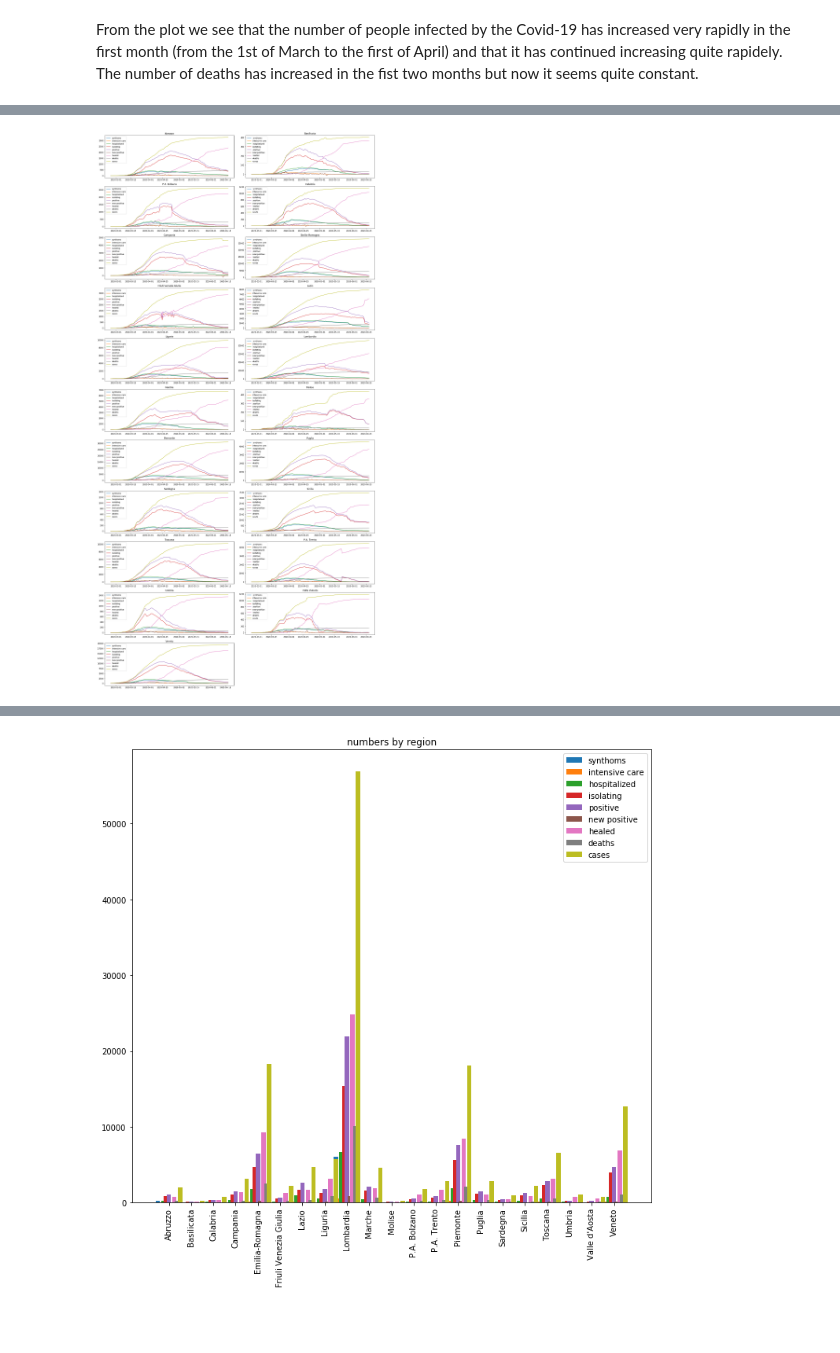
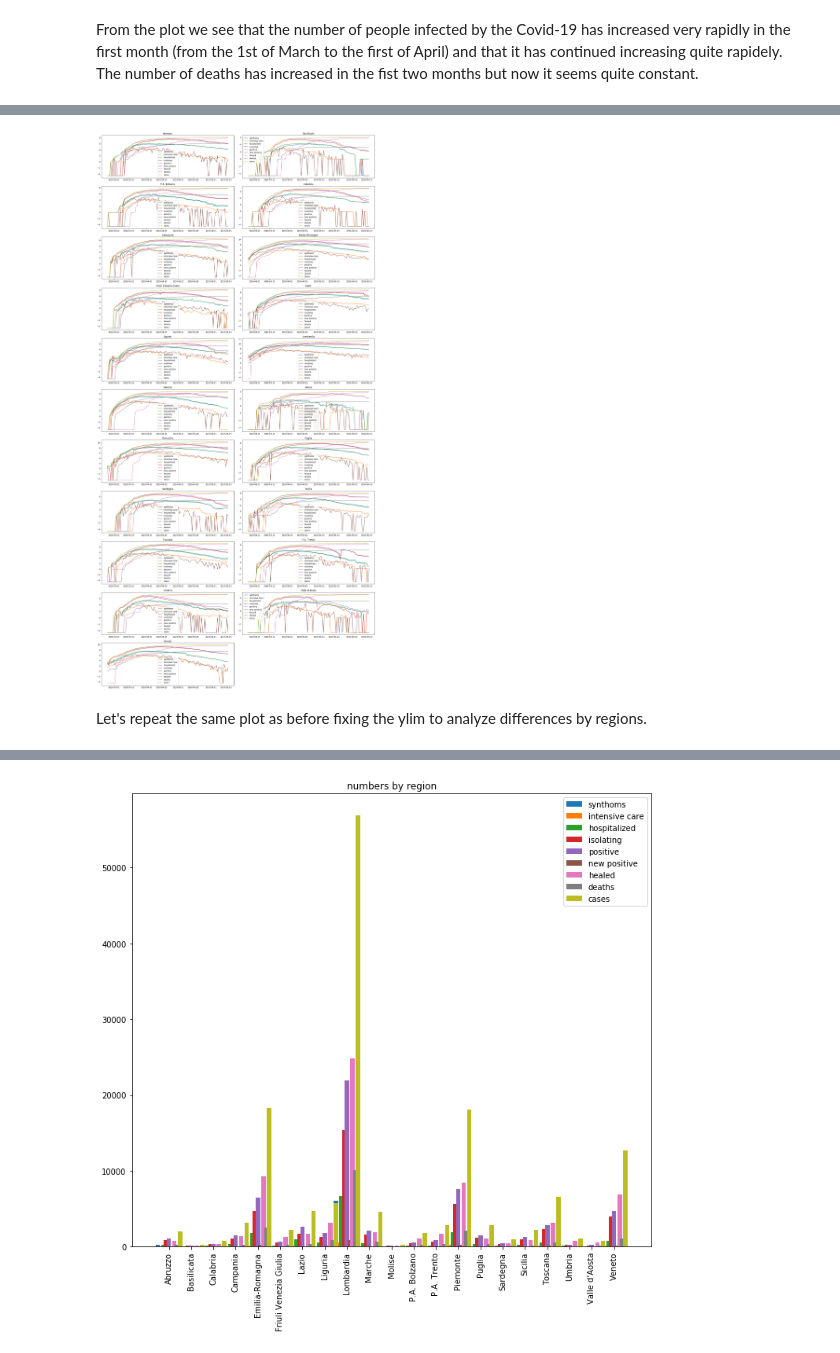
Before and after one commit to fedepiro96/APAD-project, a Jupyter notebook: benci-pirona.ipynb, the cells around one changed output, grey strips where cells are left out. Drawn from its saved outputs; the diff is of its cells as text; code cells hidden in the pictures; blank space fills up the shorter version.

```diff
--- a/benci-pirona.ipynb
+++ b/benci-pirona.ipynb
@@ -16,6 +30,8 @@ import pandas as pd
 import numpy as np
 import matplotlib.pyplot as plt
 from datetime import date, datetime
+import seaborn as sns
+sns.set()
 # %%
 with open('./dati/dati-json/dpc-covid19-ita-province.json') as f:
     d1 = json.load(f)
@@ -223,2 +292,4 @@ region['data'][0]   # check the date format
 # %%
-region['date'] = [datetime.strptime(x, "%Y-%m-%dT%H:%M:%S") for x in region['data']] # new date as datetime object
+# add new date as datetime object
+region['date'] = [datetime.strptime(x, "%Y-%m-%dT%H:%M:%S").date() for x in region['data']]
+province['date'] = [datetime.strptime(x, "%Y-%m-%dT%H:%M:%S").date() for x in province['data']]
@@ -236,12 +465,10 @@ regions_names = region['denominazione_regione'].unique()
 figsize = (20, 40)
 cols = 2
 rows = len(regions_names) // cols + 1
-# define the data for cartesian plots
-delta = 0.11
 
 def trim_axs(axs, N):
-    """
-    Reduce *axs* to *N* Axes. All further Axes are removed from the figure.
+    """ Reduce *axs* to *N* Axes.
+    All further Axes are removed from the figure.
     """
     axs = axs.flat
     for ax in axs[N:]:
@@ -250,21 +477,23 @@ def trim_axs(axs, N):
 # %%
 fig1, axs = plt.subplots(rows, cols, figsize=figsize, constrained_layout=True)
 axs = trim_axs(axs, len(regions_names))
-for ax, case in zip(axs, regions_names):
-    ax.set_title(str(case))
-    df_r = region[region['denominazione_regione']==case]
-    ax.plot(df_r['date'], df_r['ricoverati_con_sintomi'], label='synthoms')
-    ax.plot(df_r['date'], df_r['terapia_intensiva'], label='intensive care')
-    ax.plot(df_r['date'], df_r['totale_ospedalizzati'], label='hospitalized')
-    ax.plot(df_r['date'], df_r['isolamento_domiciliare'], label='isolating')
-    ax.plot(df_r['date'], df_r['totale_positivi'], label='positive')
-    ax.plot(df_r['date'], df_r['nuovi_positivi'], label='new positive')
-    ax.plot(df_r['date'], df_r['dimessi_guariti'], label='healed')
-    ax.plot(df_r['date'], df_r['deceduti'], label='deaths')
-    ax.plot(df_r['date'], df_r['totale_casi'], label='cases')
+for ax, reg in zip(axs, regions_names):
+    ax.set_title(str(reg))
+    df_r = region[region['denominazione_regione']==reg]
+    ax.plot(df_r['date'], np.log(df_r['ricoverati_con_sintomi']+0.01), label='synthoms')
+    ax.plot(df_r['date'], np.log(df_r['terapia_intensiva']+0.01), label='intensive care')
+    ax.plot(df_r['date'], np.log(df_r['totale_ospedalizzati']+0.01), label='hospitalized')
+    ax.plot(df_r['date'], np.log(df_r['isolamento_domiciliare']+0.01), label='isolating')
+    ax.plot(df_r['date'], np.log(df_r['totale_positivi']+0.01), label='positive')
+    ax.plot(df_r['date'], np.log(df_r['nuovi_positivi']+0.01), label='new positive')
+    ax.plot(df_r['date'], np.log(df_r['dimessi_guariti']+0.01), label='healed')
+    ax.plot(df_r['date'], np.log(df_r['deceduti']+0.01), label='deaths')
+    ax.plot(df_r['date'], np.log(df_r['totale_casi']+0.01), label='cases')
     ax.legend()
 # %% [output]
-[figure, old version]
+[figure, new version]
+# %% [markdown]
+Let's repeat the same plot as before fixing the ylim to analyze differences by regions.
 # %%
 fig1, axs = plt.subplots(rows, cols, figsize=figsize, constrained_layout=True)
 axs = trim_axs(axs, len(regions_names))
```
Also changed, not shown: parts of 78 cells of this notebook.
